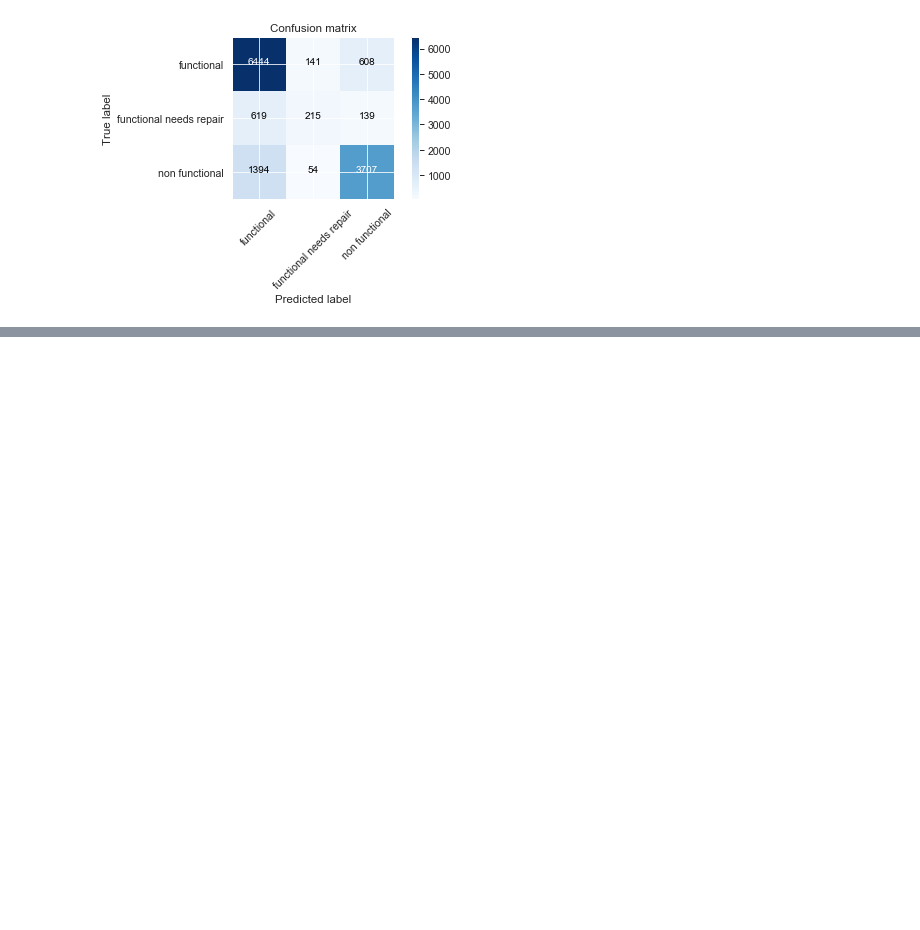
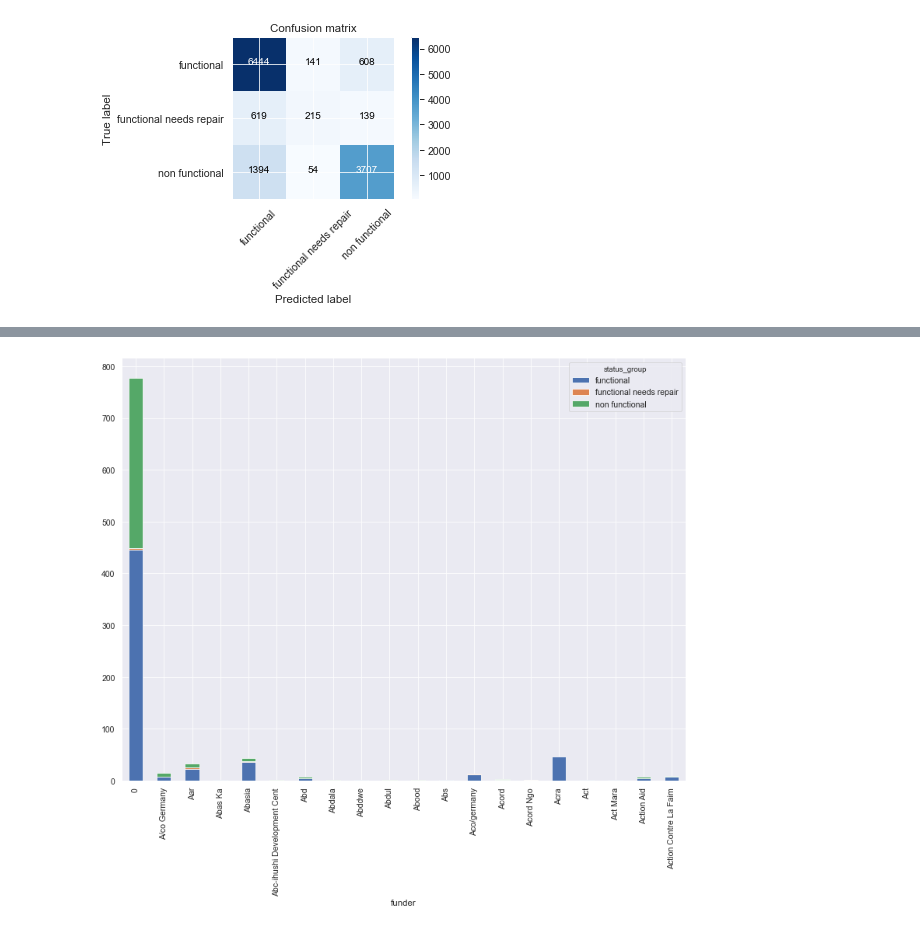
Before and after one commit to Ahila700/Classification_Project, a Jupyter notebook: exploring_the_dataVER2.ipynb, the cells around one changed output, grey strips where cells are left out. Cells and saved outputs as stored; diff of their text form; code cells hidden in the pictures; blank space fills up the shorter version.

```diff
--- a/exploring_the_dataVER2.ipynb
+++ b/exploring_the_dataVER2.ipynb
@@ -426,0 +468,5 @@ test_labels.to_csv('testing_results.csv')
+# %%
+df.groupby('funder')['status_group'].value_counts().sort_values(ascending=False).unstack().head(20).plot(kind='bar', stacked=True, figsize=(13,10))
+plt.show()
+# %% [output]
+[figure, added]
```
Also changed, not shown: parts of 141 cells of this notebook, 2 other files.
